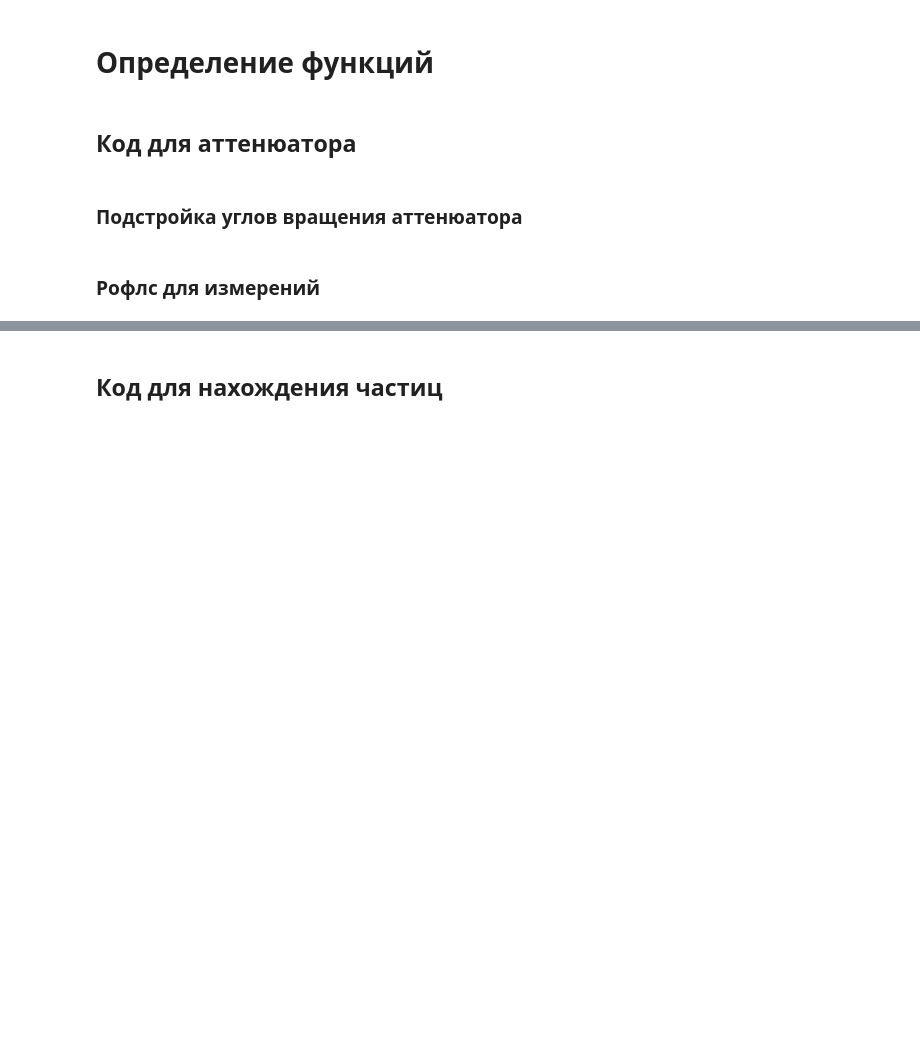
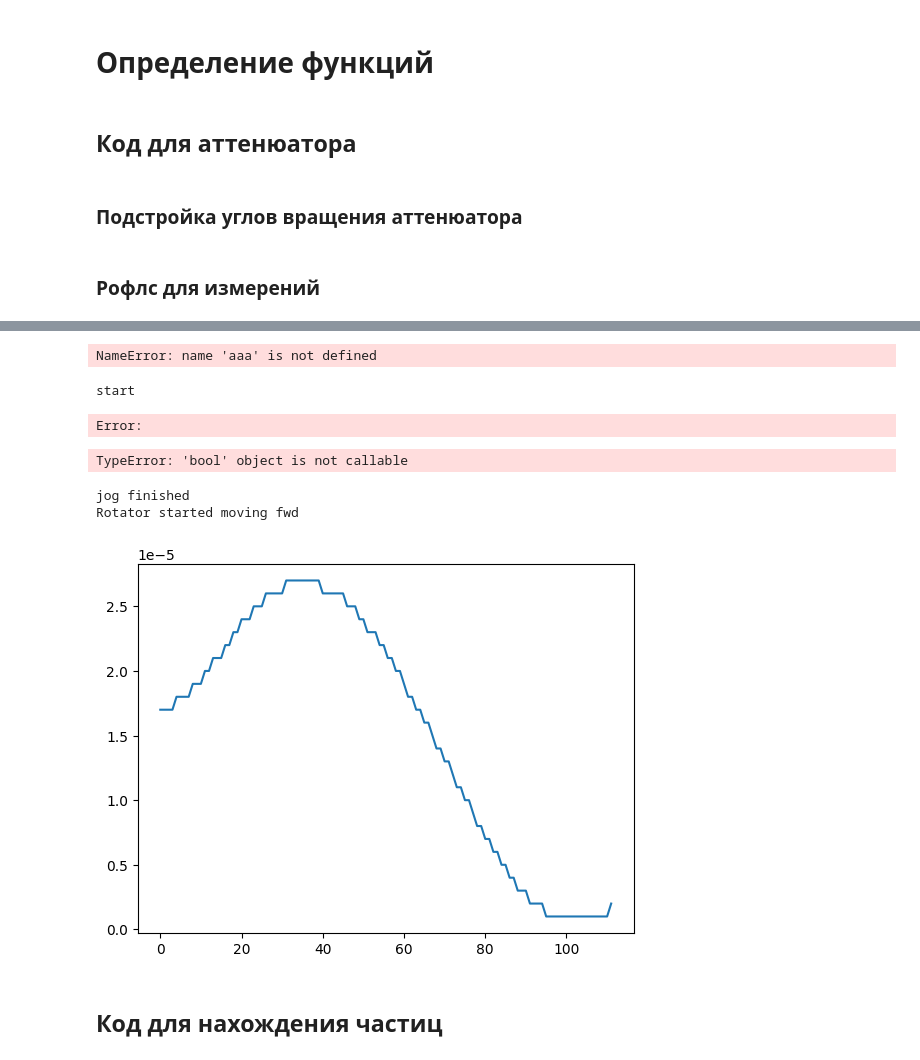
Before and after one commit to PavelSenyushkin/LabCode, a Jupyter notebook: LabCode_v3.ipynb, the cells around one changed output, grey strips where cells are left out. Drawn from its saved outputs; the diff is of its cells as text; code cells hidden in the pictures; blank space fills up the shorter version.

```diff
--- a/LabCode_v3.ipynb
+++ b/LabCode_v3.ipynb
@@ -283,0 +368,9 @@ def time_dependent_on_one_point(t_acq, t, filename,rotation):
+# %%
+aaa
+# %% [output]
+NameError: name 'aaa' is not defined
+# %%
+K10CR1_device = K10CR1_rotator()
+# %% [output]
+start
+Error:
@@ -284 +458,11 @@ def time_dependent_on_one_point(t_acq, t, filename,rotation):
+# %%
+K10CR1_device.stop()
+# %% [output]
+TypeError: 'bool' object is not callable
+# %%
+rotate_until_max_power(meter, K10CR1_device, 'fwd')
+# %% [output]
+jog finished
+Rotator started moving fwd
+[figure, added]
 # %%
```
Also changed, not shown: parts of 33 cells of this notebook.
